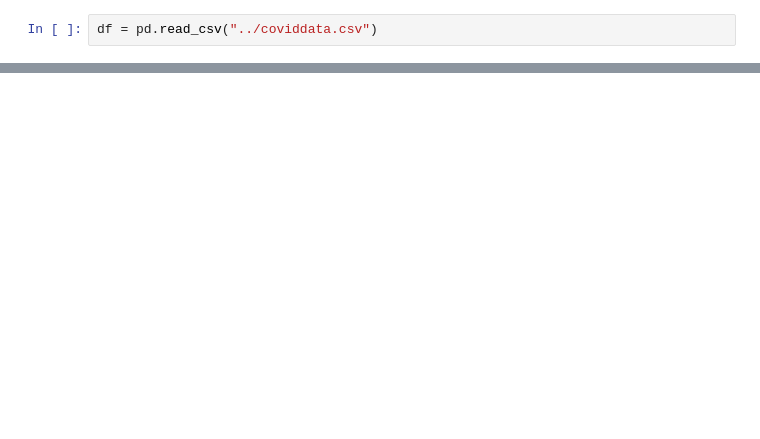
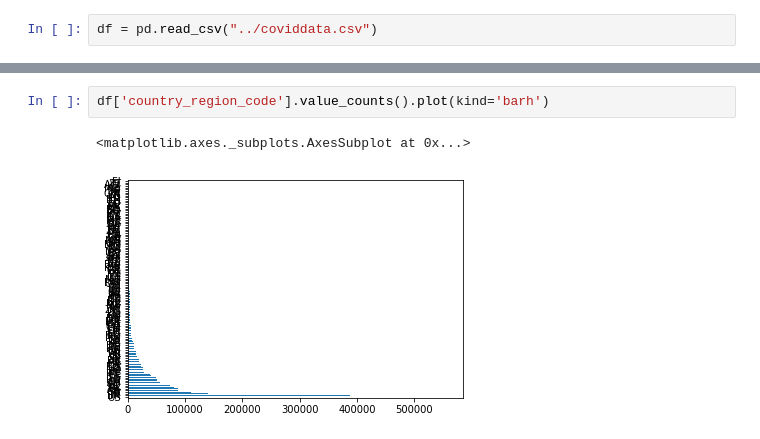
Before and after one commit to bluecube246/Columbia_Datathon, a Jupyter notebook: Columbia Datathon.ipynb, the cells around one changed output, grey strips where cells are left out. Drawn from its saved outputs; the diff is of its cells as text; blank space fills up the shorter version.

```diff
--- a/Columbia Datathon.ipynb
+++ b/Columbia Datathon.ipynb
@@ -12,3 +53,8 @@ df.head()
 | 2 | AE | United Arab Emirates | Abu Dhabi | NaN | AE-AZ | NaN | ... |
 | 3 | AE | United Arab Emirates | Abu Dhabi | NaN | AE-AZ | NaN | ... |
 | 4 | AE | United Arab Emirates | Abu Dhabi | NaN | AE-AZ | NaN | ... |
+# %%
+df['country_region_code'].value_counts().plot(kind='barh')
+# %% [output]
+<matplotlib.axes._subplots.AxesSubplot at 0x...>
+[figure, added]
```
Also changed, not shown: parts of 7 cells of this notebook, 2 other files.
